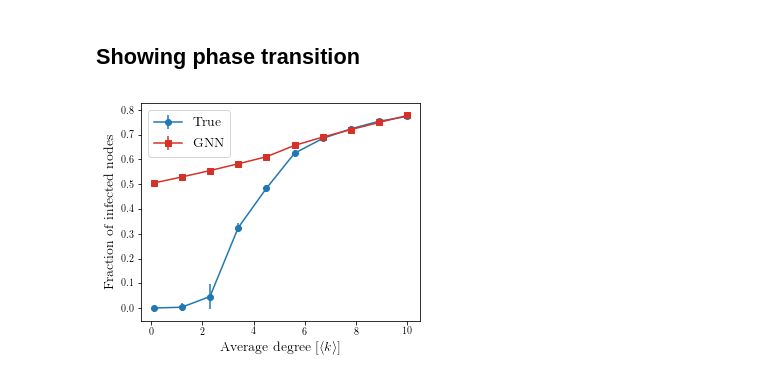
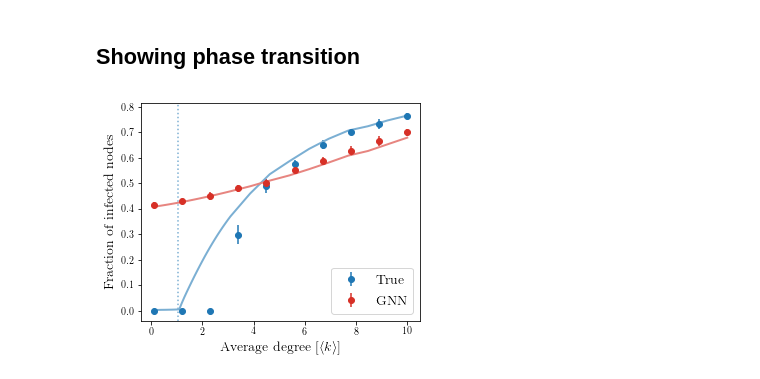
Before and after one commit to charlesmurphy1/dynalearn, a Jupyter notebook: notebooks/sis-ba-100.ipynb, the cells around one changed output. Drawn from its saved outputs; the diff is of its cells as text; code cells hidden in the pictures.

```diff
--- a/notebooks/sis-ba-100.ipynb
+++ b/notebooks/sis-ba-100.ipynb
@@ -114,8 +71,0 @@ Partitioning generator for validation
-# %%
-overwrite = True
-if os.path.exists(os.path.join(experiment.path_to_dir, experiment.name, experiment.filename_model)) and not overwrite:
-    experiment.load_model(best=True)
-else:
-    experiment.train_model()
-    experiment.save_model()
-experiment.load_model(best=True)
@@ -142,7 +71,0 @@ Epoch 00020: val_loss did not improve from 0.35744
-# %%
-overwrite = True
-if os.path.exists(os.path.join(experiment.path_to_dir, experiment.name, experiment.filename_metrics)) and not overwrite:
-    experiment.load_metrics()
-else:
-    experiment.compute_metrics()
-    experiment.save_metrics()
@@ -151,0 +72,2 @@ invalid values for high thresholds: [1, 1]
+# %%
+experiment.run()
@@ -242,21 +245,41 @@ plt.show()
 # %% [markdown]
 ## Showing phase transition
 # %%
-avgk = experiment.metrics["PoissonEpidemicsSSMetrics"].data["parameters"]
-avg_s = experiment.metrics["PoissonEpidemicsSSMetrics"].data["true_high_avg"]
-std_s = experiment.metrics["PoissonEpidemicsSSMetrics"].data["true_high_std"]
+fig, ax = plt.subplots(1, 1, figsize=(5, 4))
 
-fig, ax = plt.subplots(1, 1, figsize=(5, 4))
-ax.errorbar(avgk, 1 - avg_s[:,0], yerr=std_s[:,0], color=dl.utilities.color_dark["blue"], marker='o', label=r"True")
+ss_avgk = experiment.metrics["PoissonEpidemicsSSMetrics"].data["parameters"]
+avg_s = experiment.metrics["PoissonEpidemicsSSMetrics"].data["true_low_avg"]
+std_s = experiment.metrics["PoissonEpidemicsSSMetrics"].data["true_low_std"]
+ax.errorbar(ss_avgk, 1 - avg_s[:,0], yerr=std_s[:,0],
+            color=dl.utilities.color_dark["blue"],
+            marker='o',
+            linestyle='None',
+            label='True')
 
-avg_s = experiment.metrics["PoissonEpidemicsSSMetrics"].data["gnn_high_avg"]
-std_s = experiment.metrics["PoissonEpidemicsSSMetrics"].data["gnn_high_std"]
-ax.errorbar(avgk, 1 - avg_s[:,0], yerr=std_s[:,0], color=dl.utilities.color_dark["red"], marker='s', label=r"GNN")
+mf_avgk = experiment.metrics["PoissonEpidemicsMFMetrics"].data["parameters"]
+
+mf_s = experiment.metrics["PoissonEpidemicsMFMetrics"].data["true_low_fp"]
+threshold = experiment.metrics["PoissonEpidemicsMFMetrics"].data["true_thresholds"][0]
+ax.plot(mf_avgk, 1 - mf_s[:, 0], linestyle='-', color=dl.utilities.color_pale["blue"], marker='None', linewidth=2)
+ax.axvline(threshold, linestyle='dotted', color=dl.utilities.color_pale["blue"])
+
+avg_s = experiment.metrics["PoissonEpidemicsSSMetrics"].data["gnn_low_avg"]
+std_s = experiment.metrics["PoissonEpidemicsSSMetrics"].data["gnn_low_std"]
+ax.errorbar(ss_avgk, 1 - avg_s[:,0], yerr=std_s[:,0],
+            color=dl.utilities.color_dark["red"],
+            marker='o',
+            linestyle='None',
+            label='GNN')
+
+mf_s = experiment.metrics["PoissonEpidemicsMFMetrics"].data["gnn_low_fp"]
+# threshold = experiment.metrics["PoissonEpidemicsMFMetrics"].data["gnn_thresholds"][0]
+ax.plot(mf_avgk, 1 - mf_s[:, 0], linestyle='-', color=dl.utilities.color_pale["red"], marker='None', linewidth=2)
+# ax.axvline(threshold, linestyle='dotted', color=dl.utilities.color_pale["red"])
 
 ax.set_xlabel(r"Average degree $[\langle k \rangle]$", fontsize=fontsize)
 ax.set_ylabel(r"Fraction of infected nodes", fontsize=fontsize)
 ax.legend(fontsize=fontsize)
 
 plt.show()
 # %% [output]
-[figure, old version]
+[figure, new version]
```
Also changed, not shown: parts of 16 cells of this notebook.
